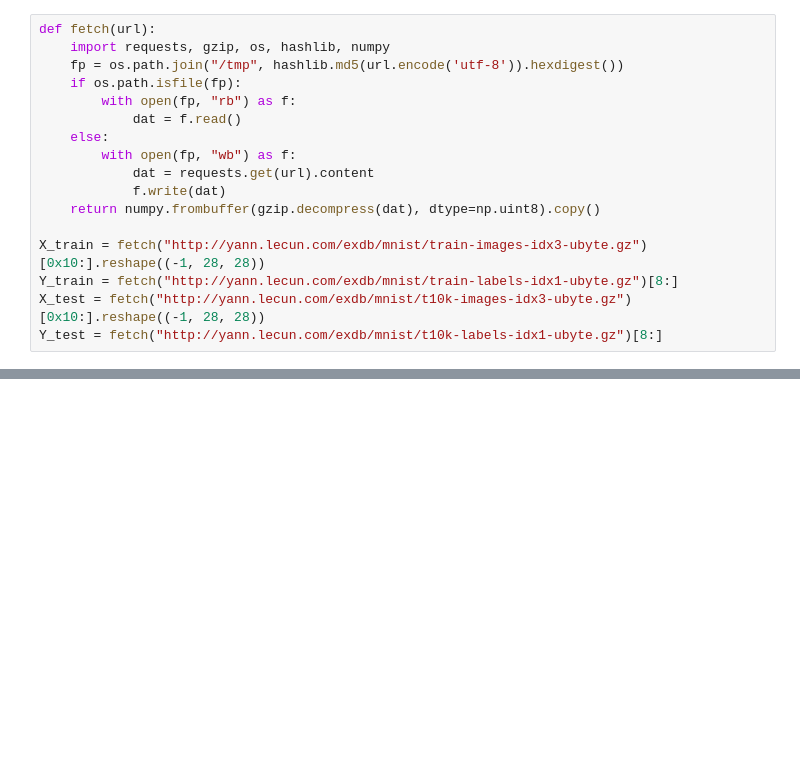
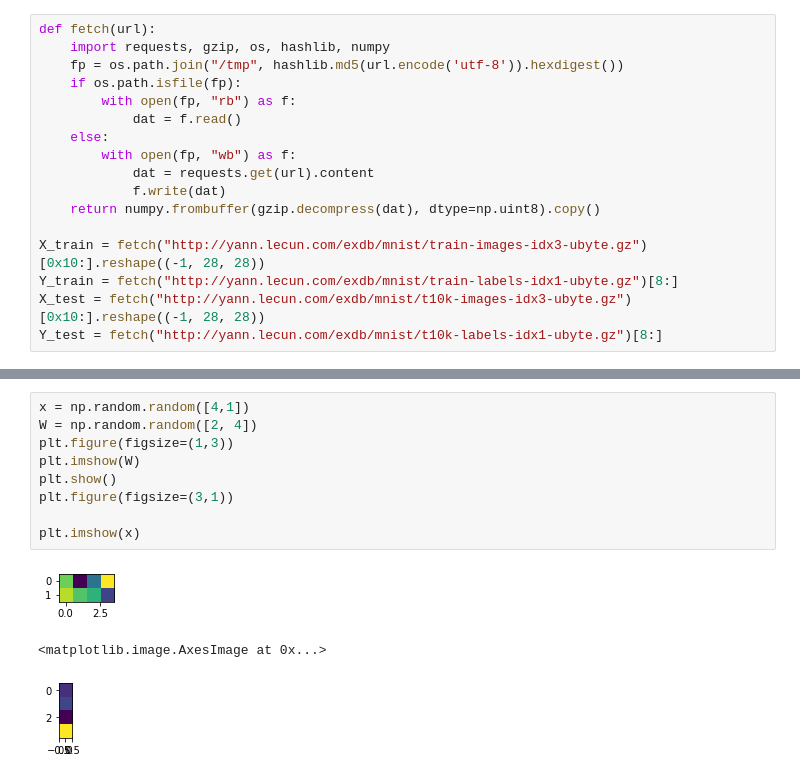
Before and after one commit to 8const/numpy_mnist, a Jupyter notebook: model.ipynb, the cells around one changed output, grey strips where cells are left out. Drawn from its saved outputs; the diff is of its cells as text; blank space fills up the shorter version.

```diff
--- a/model.ipynb
+++ b/model.ipynb
@@ -77,0 +309,13 @@ Y_test = fetch("http://yann.lecun.com/exdb/mnist/t10k-labels-idx1-ubyte.gz")[8:]
+# %%
+x = np.random.random([4,1])
+W = np.random.random([2, 4])
+plt.figure(figsize=(1,3))
+plt.imshow(W)
+plt.show()
+plt.figure(figsize=(3,1))
+
+plt.imshow(x)
+# %% [output]
+[figure, added]
+<matplotlib.image.AxesImage at 0x...>
+[figure, added]
```
Also changed, not shown: parts of 28 cells of this notebook.
